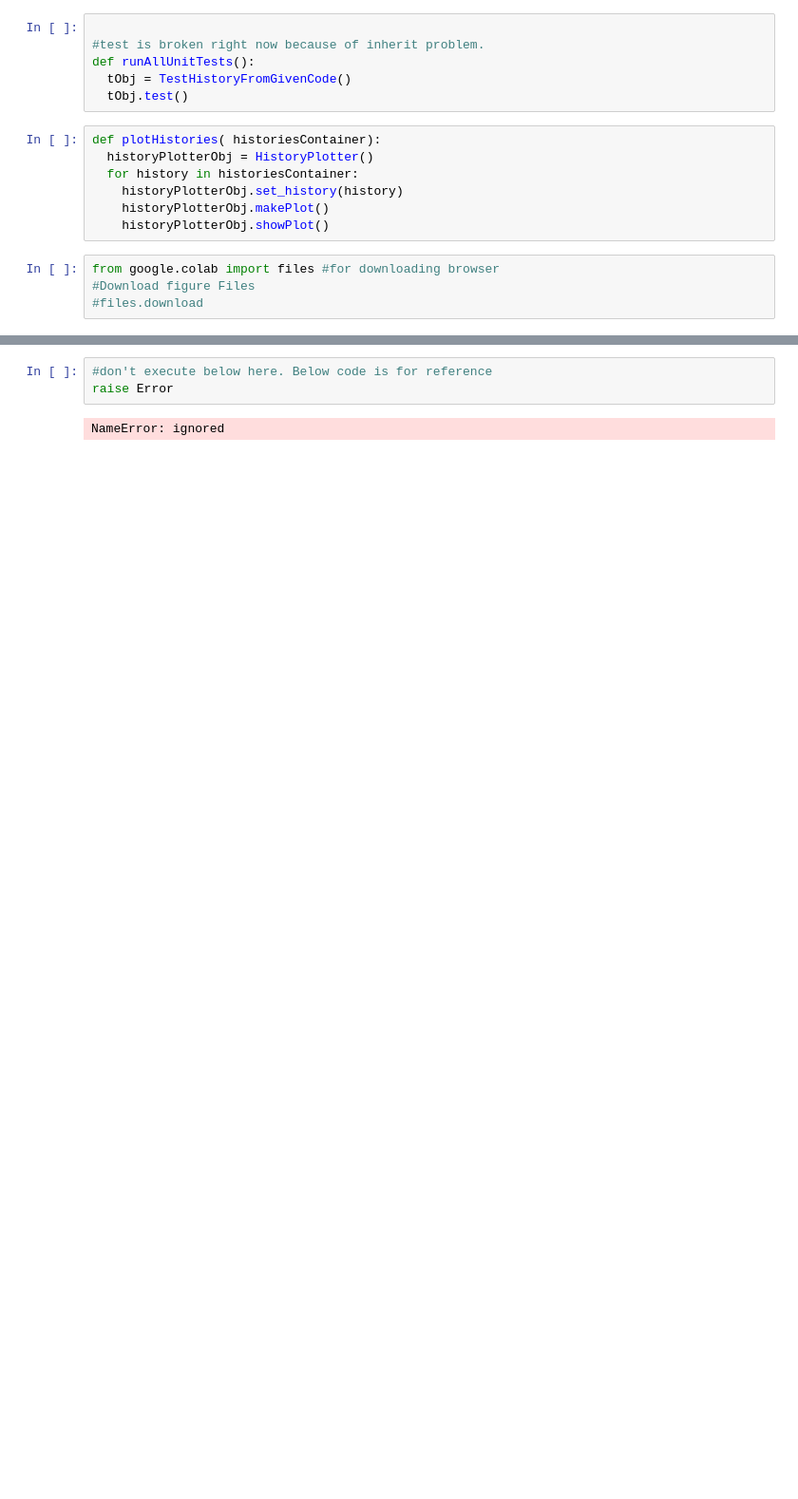
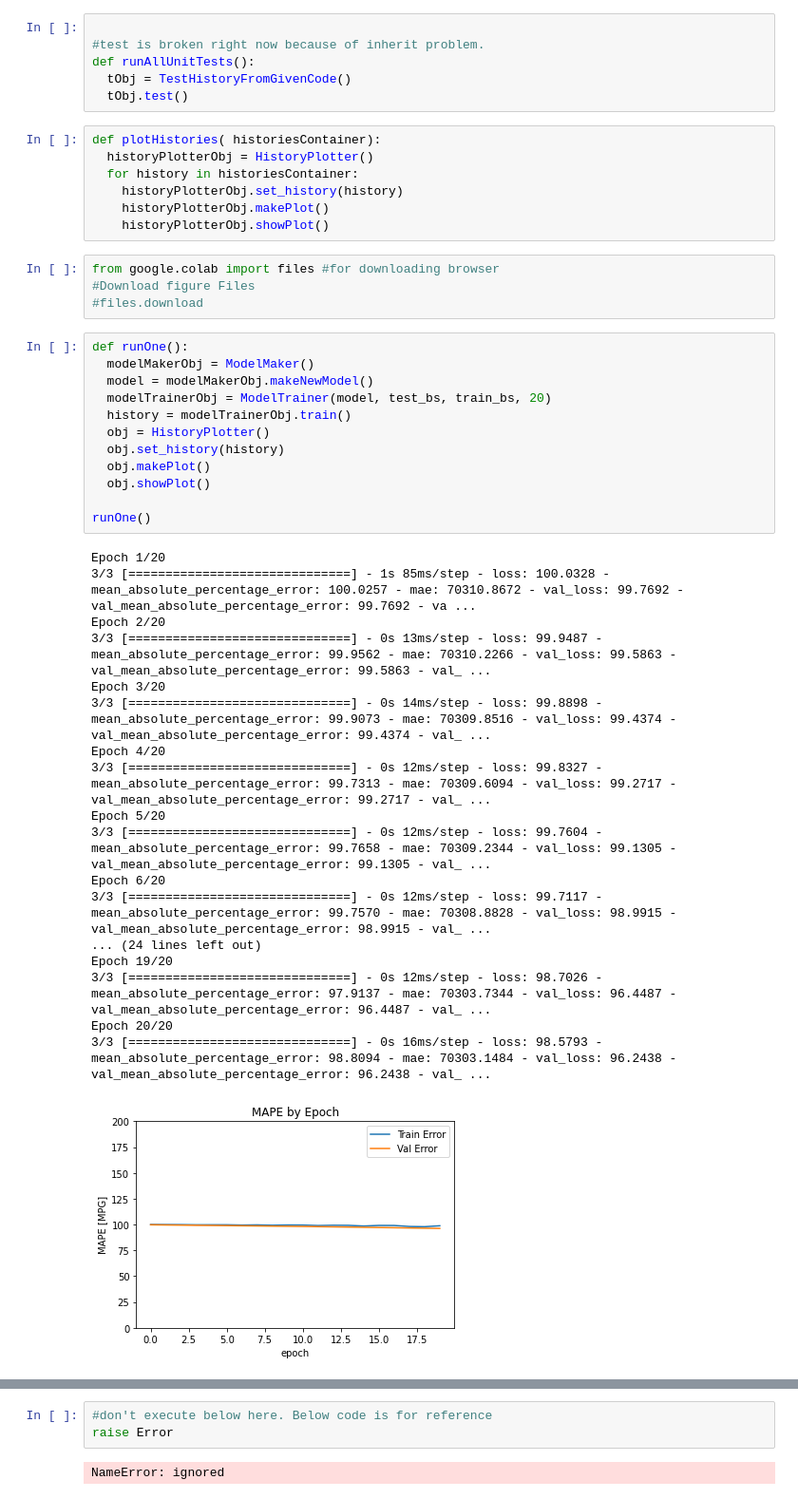
Before and after one commit to BrandonCay/-DSP-performance-prediction, a Jupyter notebook: DSP_performance_prediction.ipynb, the cells around one changed output, grey strips where cells are left out. Shown at 95% size. Cells and saved outputs as stored; diff of their text form; blank space fills up the shorter version.

```diff
--- a/DSP_performance_prediction.ipynb
+++ b/DSP_performance_prediction.ipynb
@@ -905,4 +864,35 @@ def plotHistories( historiesContainer):
 from google.colab import files #for downloading browser
 #Download figure Files
 #files.download
+# %%
+def runOne():
+  modelMakerObj = ModelMaker()
+  model = modelMakerObj.makeNewModel()
+  modelTrainerObj = ModelTrainer(model, test_bs, train_bs, 20)
+  history = modelTrainerObj.train()
+  obj = HistoryPlotter()
+  obj.set_history(history)
+  obj.makePlot()
+  obj.showPlot()
+
+runOne()
+# %% [output]
+Epoch 1/20
+3/3 [==============================] - 1s 85ms/step - loss: 100.0328 - mean_absolute_percentage_error: 100.0257 - mae: 70310.8672 - val_loss: 99.7692 - val_mean_absolute_percentage_error: 99.7692 - va ...
+Epoch 2/20
+3/3 [==============================] - 0s 13ms/step - loss: 99.9487 - mean_absolute_percentage_error: 99.9562 - mae: 70310.2266 - val_loss: 99.5863 - val_mean_absolute_percentage_error: 99.5863 - val_ ...
+Epoch 3/20
+3/3 [==============================] - 0s 14ms/step - loss: 99.8898 - mean_absolute_percentage_error: 99.9073 - mae: 70309.8516 - val_loss: 99.4374 - val_mean_absolute_percentage_error: 99.4374 - val_ ...
+Epoch 4/20
+3/3 [==============================] - 0s 12ms/step - loss: 99.8327 - mean_absolute_percentage_error: 99.7313 - mae: 70309.6094 - val_loss: 99.2717 - val_mean_absolute_percentage_error: 99.2717 - val_ ...
+Epoch 5/20
+3/3 [==============================] - 0s 12ms/step - loss: 99.7604 - mean_absolute_percentage_error: 99.7658 - mae: 70309.2344 - val_loss: 99.1305 - val_mean_absolute_percentage_error: 99.1305 - val_ ...
+Epoch 6/20
+3/3 [==============================] - 0s 12ms/step - loss: 99.7117 - mean_absolute_percentage_error: 99.7570 - mae: 70308.8828 - val_loss: 98.9915 - val_mean_absolute_percentage_error: 98.9915 - val_ ...
+... (24 lines left out)
+Epoch 19/20
+3/3 [==============================] - 0s 12ms/step - loss: 98.7026 - mean_absolute_percentage_error: 97.9137 - mae: 70303.7344 - val_loss: 96.4487 - val_mean_absolute_percentage_error: 96.4487 - val_ ...
+Epoch 20/20
+3/3 [==============================] - 0s 16ms/step - loss: 98.5793 - mean_absolute_percentage_error: 98.8094 - mae: 70303.1484 - val_loss: 96.2438 - val_mean_absolute_percentage_error: 96.2438 - val_ ...
+[figure, added]
 # %%
```
Also changed, not shown: parts of 28 cells of this notebook.
